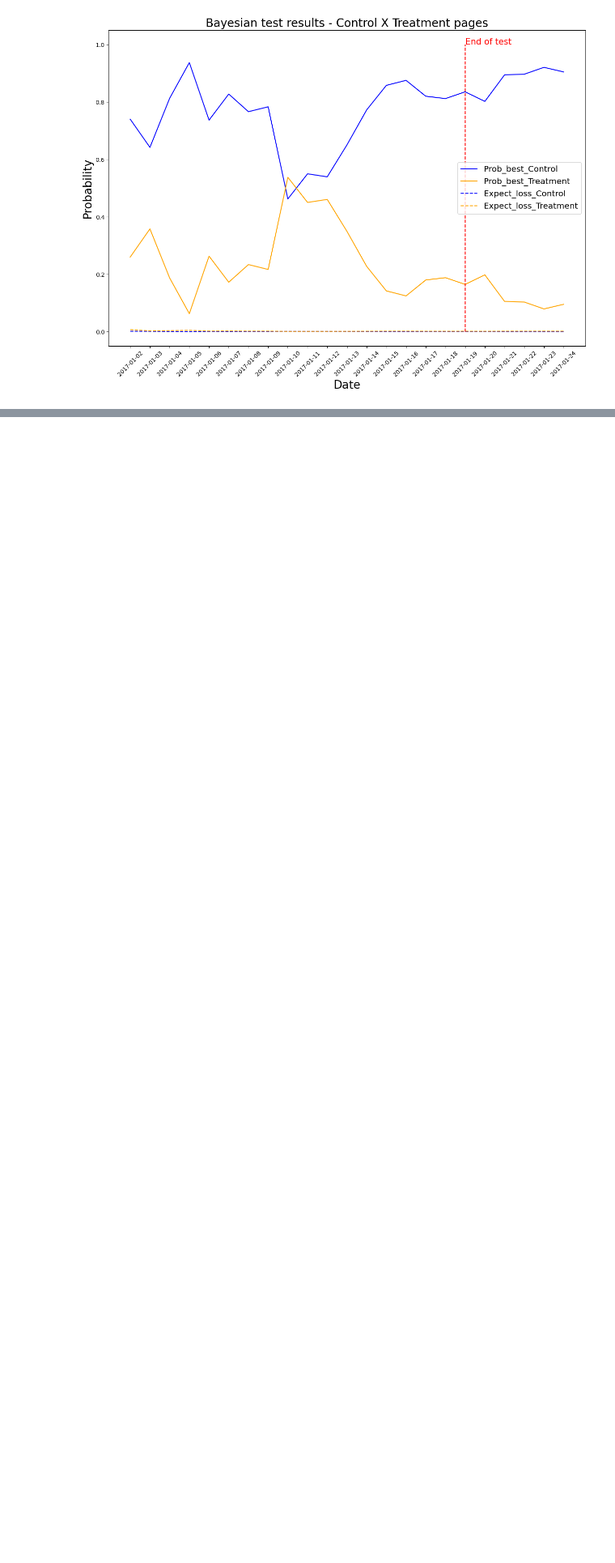
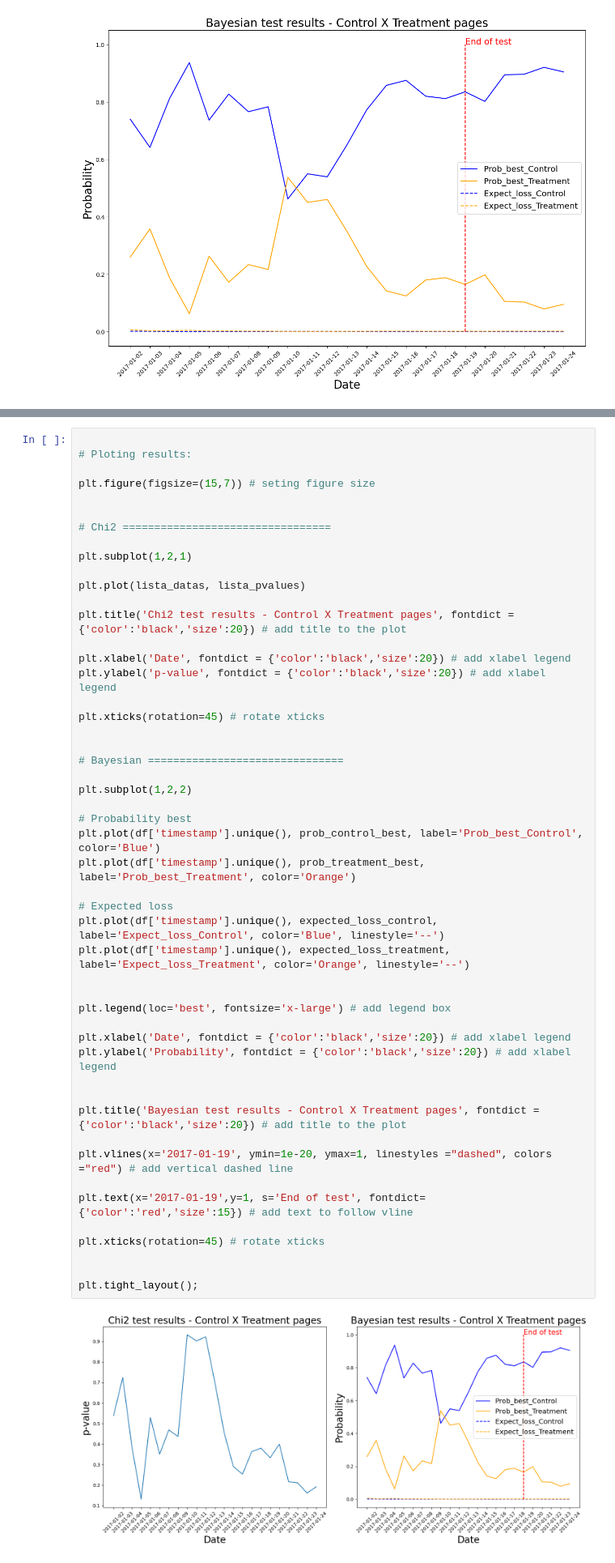
Before and after one commit to GustavoHBDuarte/AB_testing, a Jupyter notebook: A_B_testing.ipynb, the cells around one changed output, grey strips where cells are left out. Shown: that part at 81% size. Drawn from its saved outputs; the diff is of its cells as text; blank space fills up the shorter version.

Commit message:
Finished results plot comparing chi2 and Bayesian for conversion rate. Start implementation of Bayesian tests for gross revenue.

```diff
--- a/A_B_testing.ipynb
+++ b/A_B_testing.ipynb
@@ -936,3 +971,55 @@ plt.xticks(rotation=45); # rotate xticks
+# %%
+
+# Ploting results:
+
+plt.figure(figsize=(15,7)) # seting figure size
+
+
+# Chi2 =================================
+
+plt.subplot(1,2,1)
+
+plt.plot(lista_datas, lista_pvalues)
+
+plt.title('Chi2 test results - Control X Treatment pages', fontdict = {'color':'black','size':20}) # add title to the plot
+
+plt.xlabel('Date', fontdict = {'color':'black','size':20}) # add xlabel legend
+plt.ylabel('p-value', fontdict = {'color':'black','size':20}) # add xlabel legend
+
+plt.xticks(rotation=45) # rotate xticks
+
+
+# Bayesian ===============================
+
+plt.subplot(1,2,2)
+
+# Probability best
+plt.plot(df['timestamp'].unique(), prob_control_best, label='Prob_best_Control', color='Blue')
+plt.plot(df['timestamp'].unique(), prob_treatment_best, label='Prob_best_Treatment', color='Orange')
+
+# Expected loss
+plt.plot(df['timestamp'].unique(), expected_loss_control, label='Expect_loss_Control', color='Blue', linestyle='--')
+plt.plot(df['timestamp'].unique(), expected_loss_treatment, label='Expect_loss_Treatment', color='Orange', linestyle='--')
+
+
+plt.legend(loc='best', fontsize='x-large') # add legend box
+
+plt.xlabel('Date', fontdict = {'color':'black','size':20}) # add xlabel legend
+plt.ylabel('Probability', fontdict = {'color':'black','size':20}) # add xlabel legend
+
+
+plt.title('Bayesian test results - Control X Treatment pages', fontdict = {'color':'black','size':20}) # add title to the plot
+
+plt.vlines(x='2017-01-19', ymin=1e-20, ymax=1, linestyles ="dashed", colors ="red") # add vertical dashed line
+
+plt.text(x='2017-01-19',y=1, s='End of test', fontdict={'color':'red','size':15}) # add text to follow vline
+
+plt.xticks(rotation=45) # rotate xticks
+
+
+plt.tight_layout();
+# %% [output]
+[figure, added]
 # %% [markdown]
 ## Rascunhos
 # %%
```
Also changed, not shown: parts of 6 cells of this notebook.
